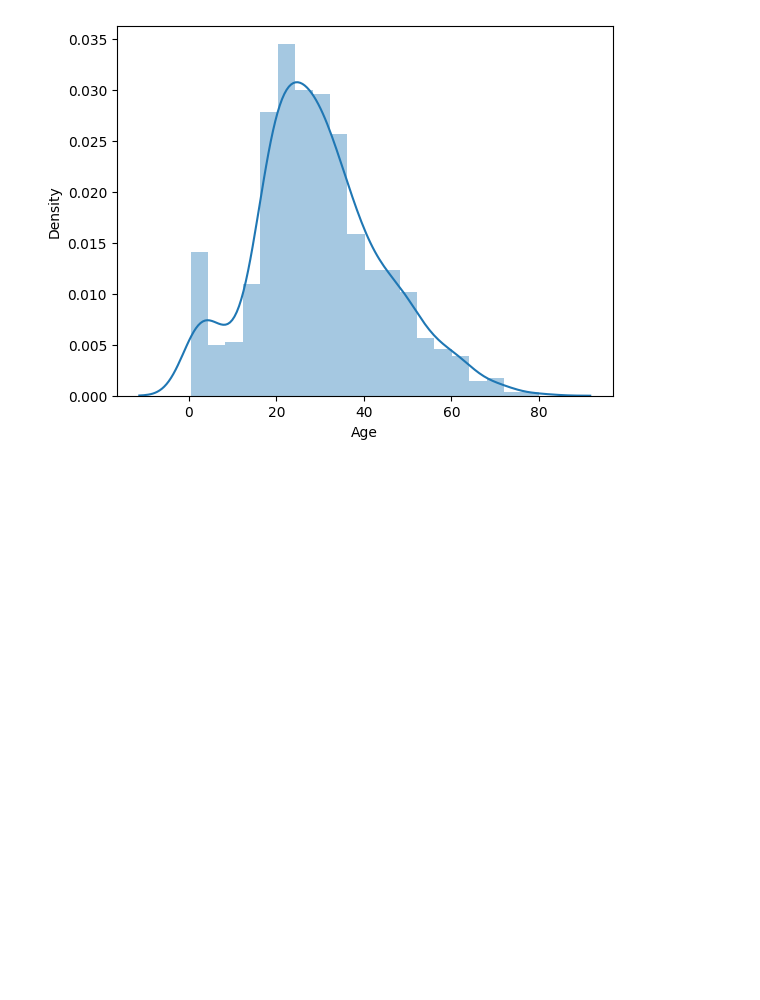
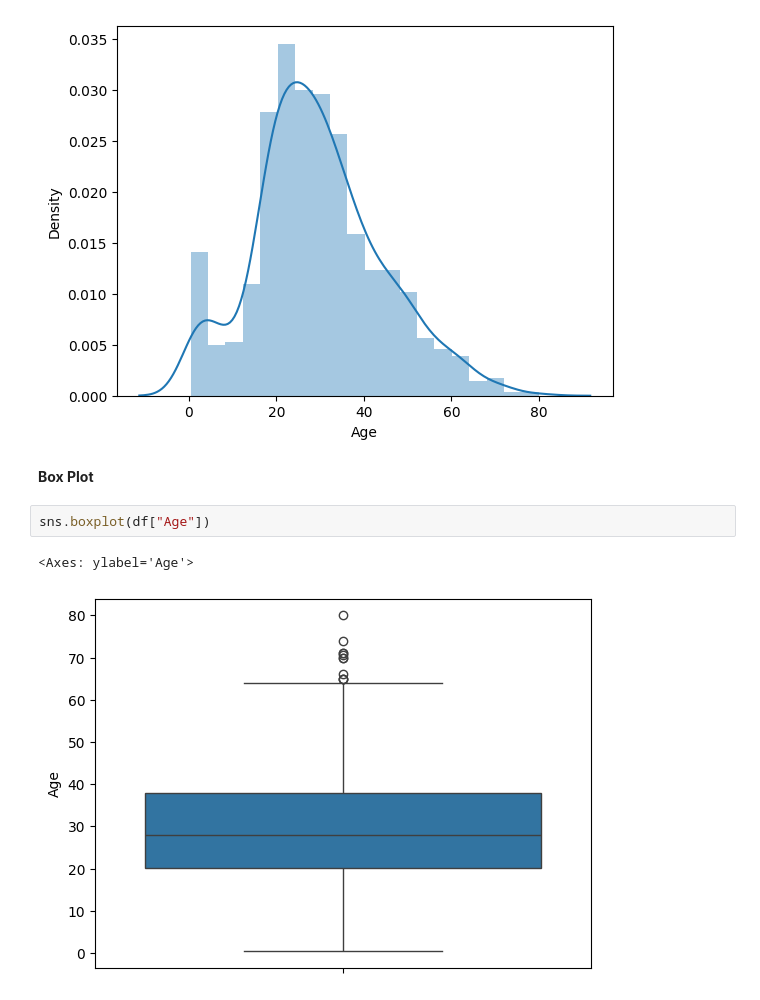
Before and after one commit to Muhammad-Abubakar147/Machine-Learning, a Jupyter notebook: 18.Exploratory Data Analysis EDA/Univariate-EDA.ipynb, the cells around one changed output. Saved outputs shown, nothing was run; the diff lists cells and outputs as text; blank space fills up the shorter version.

Commit message:
Box plot

```diff
--- a/18.Exploratory Data Analysis EDA/Univariate-EDA.ipynb
+++ b/18.Exploratory Data Analysis EDA/Univariate-EDA.ipynb
@@ -92,3 +92,10 @@ https://gist.github.com/mwaskom/de44147ed2974457ad6372750bbe5751
   sns.distplot(df["Age"])
 <Axes: xlabel='Age', ylabel='Density'>
 [figure]
+# %% [markdown]
+**Box Plot**
+# %%
+sns.boxplot(df["Age"])
+# %% [output]
+<Axes: ylabel='Age'>
+[figure, added]
```
Also changed, not shown: parts of 1 cell of this notebook.
